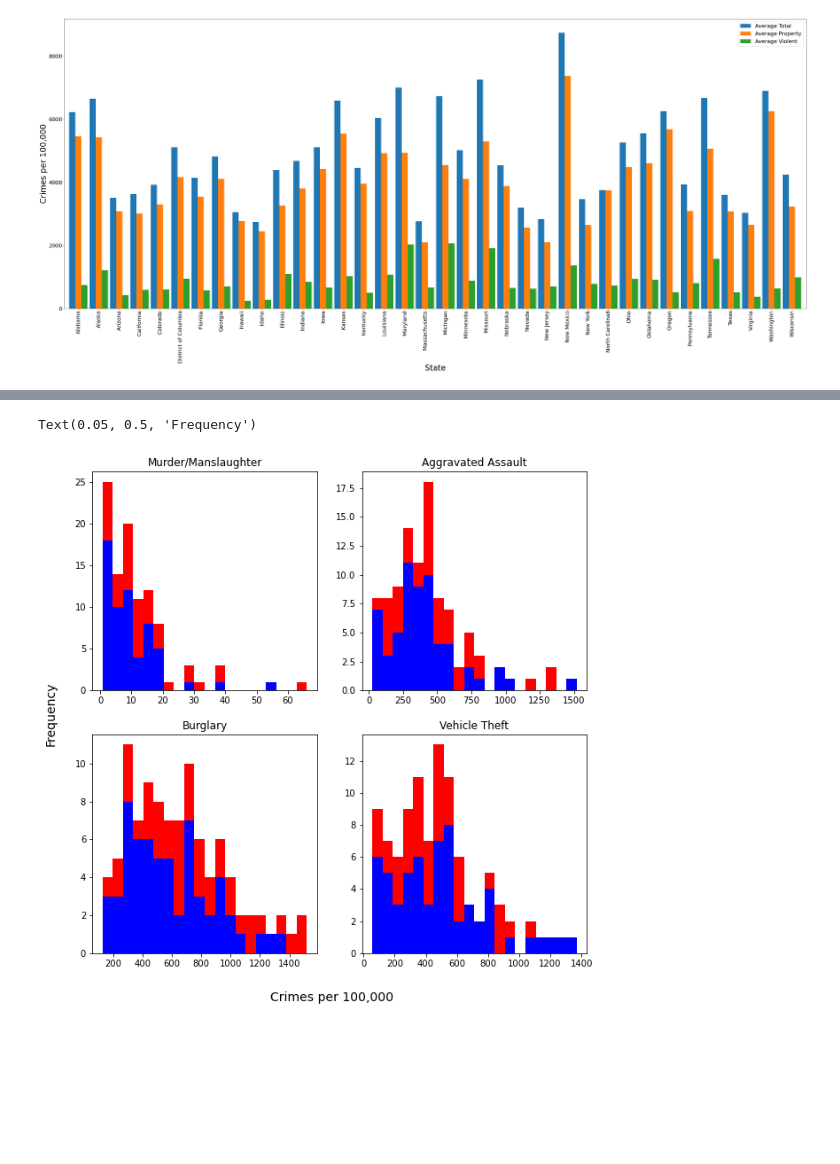
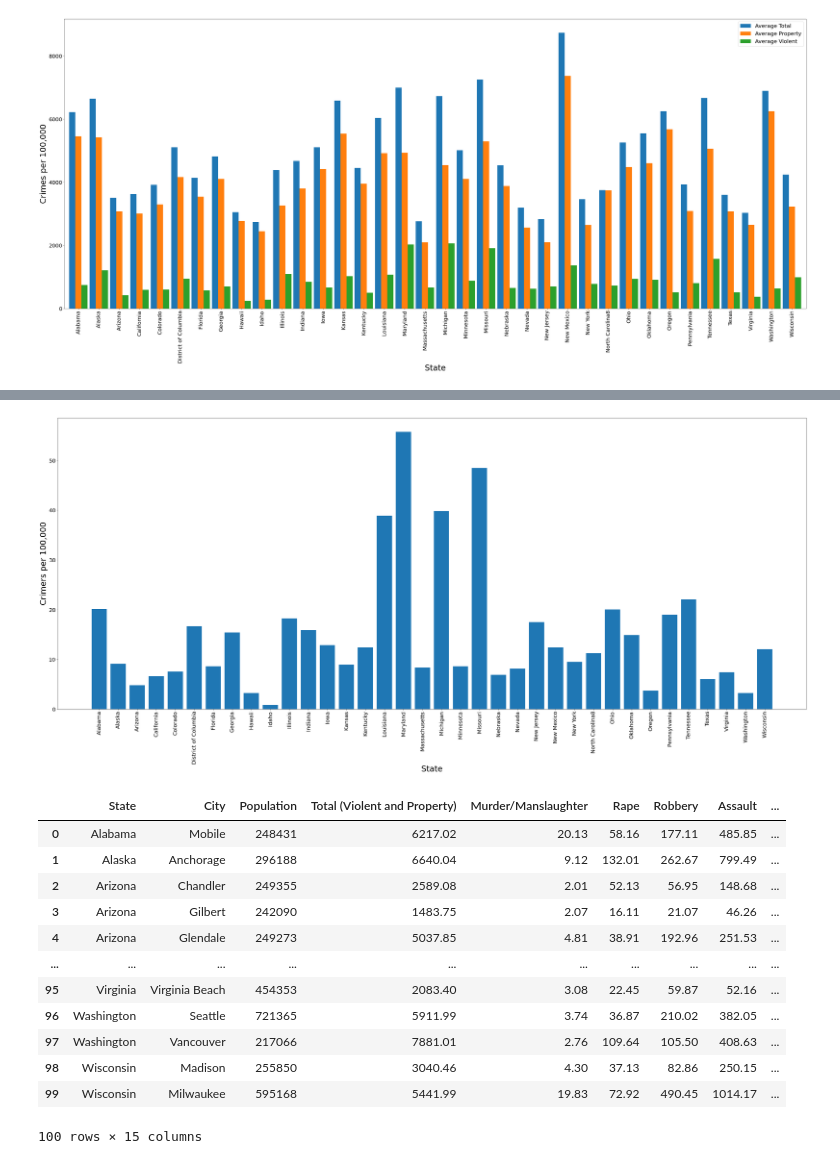
Before and after one commit to mkhan58/dscifinalproj-collab, a Jupyter notebook: final_wip_echo.ipynb, the cells around one changed output, grey strips where cells are left out. Drawn from its saved outputs; the diff is of its cells as text; code cells hidden in the pictures; blank space fills up the shorter version.

```diff
--- a/final_wip_echo.ipynb
+++ b/final_wip_echo.ipynb
@@ -101,18 +143,6 @@ for state in crime_data['State'].unique():
     state_property_sum = sum(crime_data.loc[crime_data['State'] == state, 'Total Property'])
     state_property_average = state_property_sum/len(crime_data.loc[crime_data['State'] == state])
     state_totals_dict[state] = {'Average Total' : state_total_average, 'Average Property' : state_property_average, 'Average Violent' : state_violent_average}
-
-# Murder, aggravated assault, motor vehicle theft
-state_specs_dict = {state: {} for state in crime_data['State'].unique()}
-for state in crime_data['State'].unique():
-    state_murder_sum = crime_data.loc[crime_data['State'] == state, 'Murder/Manslaughter']
-    state_murder_average = state_murder_sum/len(crime_data.loc[crime_data['State'] == state])
-    state_aggrass_sum = crime_data.loc[crime_data['State'] == state, 'Assault']
-    state_aggrass_average = state_aggrass_sum/len(crime_data.loc[crime_data['State'] == state])
-    state_motortheft_sum = crime_data.loc[crime_data['State'] == state, 'Vehicle Theft']
-    state_motortheft_average = state_motortheft_sum/len(crime_data.loc[crime_data['State'] == state])
-    state_specs_dict[state] = {'Average Murder' : state_murder_average, 'Average Assault' : state_aggrass_average, 'Average Vehicle Theft' : state_motortheft_average}
-
 
 # DATA VIZ
 
@@ -197,18 +163,23 @@ Text(0.05, 0.5, 'Crimes per 100,000')
-# %%
-# histograms - stacked by red/blue
-
-fig, ax = plt.subplots(nrows=2, ncols=2, figsize=(10,10))
-ax[0,0].hist([crime_data.loc[crime_data['blue'] == 'Blue']['Murder/Manslaughter'], crime_data.loc[crime_data['blue'] == 'Red']['Murder/Manslaughter']], bins=20, stacked = True, color=colors, label=crime_data['blue'])
-ax[0,0].set_title('Murder/Manslaughter')
-ax[0,1].hist([crime_data.loc[crime_data['blue'] == 'Blue']['Assault'], crime_data.loc[crime_data['blue'] == 'Red']['Assault']], bins=20, stacked = True, color=colors, label=crime_data['blue'])
-ax[0,1].set_title('Aggravated Assault')
-ax[1,0].hist([crime_data.loc[crime_data['blue'] == 'Blue']['Burglary'], crime_data.loc[crime_data['blue'] == 'Red']['Burglary']], bins=20, stacked = True, color=colors, label=crime_data['blue'])
-ax[1,0].set_title('Burglary')
-ax[1,1].hist([crime_data.loc[crime_data['blue'] == 'Blue']['Vehicle Theft'], crime_data.loc[crime_data['blue'] == 'Red']['Vehicle Theft']], bins=20, stacked = True, color=colors, label=crime_data['blue'])
-ax[1,1].set_title('Vehicle Theft')
-
-fig.text(0.5, 0.05, 'Crimes per 100,000', ha='center', fontsize = 14)
-fig.text(0.05, 0.5, 'Frequency', va='center', fontsize = 14, rotation='vertical')
-# %% [output]
-Text(0.05, 0.5, 'Frequency')
-[figure, removed]
+# %%
+# Murder rate
+murder_rate_dict = {state: 0 for state in crime_data['State'].unique()}
+for state in crime_data['State'].unique():
+    state_murder_sum = sum(crime_data.loc[crime_data['State'] == state, 'Murder/Manslaughter'])
+    state_murder_average = state_murder_sum/len(crime_data.loc[crime_data['State'] == state])
+    # state_aggrass_sum = sum(crime_data.loc[crime_data['State'] == state, 'Assault'])
+    # state_aggrass_average = state_aggrass_sum/len(crime_data.loc[crime_data['State'] == state])
+    murder_rate_dict[state] = state_murder_average
+# %%
+# bar graph of state murder, assault, vehicle theft averages
+
+fig = plt.figure(figsize = (50, 20))
+
+plt.bar(range(len(murder_rate_dict)), list(murder_rate_dict.values()), align='center')
+plt.xticks(range(len(murder_rate_dict)), list(murder_rate_dict.keys()), fontsize = 20, rotation = 'vertical')
+plt.yticks(fontsize = 20)
+plt.xlabel('State', fontsize = 30)
+plt.ylabel('Crimers per 100,000', fontsize = 30)
+
+plt.savefig('state_specs_averages.png', bbox_inches='tight')
+# %% [output]
+[figure, added]
@@ -214,0 +192,16 @@ Text(0.05, 0.5, 'Frequency')
+# %%
+crime_data
+# %% [output]
+|  | State | City | Population | Total (Violent and Property) | Murder/Manslaughter | Rape | Robbery | Assault | ... |
+| 0 | Alabama | Mobile | 248431 | 6217.02 | 20.13 | 58.16 | 177.11 | 485.85 | ... |
+| 1 | Alaska | Anchorage | 296188 | 6640.04 | 9.12 | 132.01 | 262.67 | 799.49 | ... |
+| 2 | Arizona | Chandler | 249355 | 2589.08 | 2.01 | 52.13 | 56.95 | 148.68 | ... |
+| 3 | Arizona | Gilbert | 242090 | 1483.75 | 2.07 | 16.11 | 21.07 | 46.26 | ... |
+| 4 | Arizona | Glendale | 249273 | 5037.85 | 4.81 | 38.91 | 192.96 | 251.53 | ... |
+| ... | ... | ... | ... | ... | ... | ... | ... | ... | ... |
+| 95 | Virginia | Virginia Beach | 454353 | 2083.40 | 3.08 | 22.45 | 59.87 | 52.16 | ... |
+| 96 | Washington | Seattle | 721365 | 5911.99 | 3.74 | 36.87 | 210.02 | 382.05 | ... |
+| 97 | Washington | Vancouver | 217066 | 7881.01 | 2.76 | 109.64 | 105.50 | 408.63 | ... |
+| 98 | Wisconsin | Madison | 255850 | 3040.46 | 4.30 | 37.13 | 82.86 | 250.15 | ... |
+| 99 | Wisconsin | Milwaukee | 595168 | 5441.99 | 19.83 | 72.92 | 490.45 | 1014.17 | ... |
+100 rows × 15 columns
```
Also changed, not shown: parts of 13 cells of this notebook.
